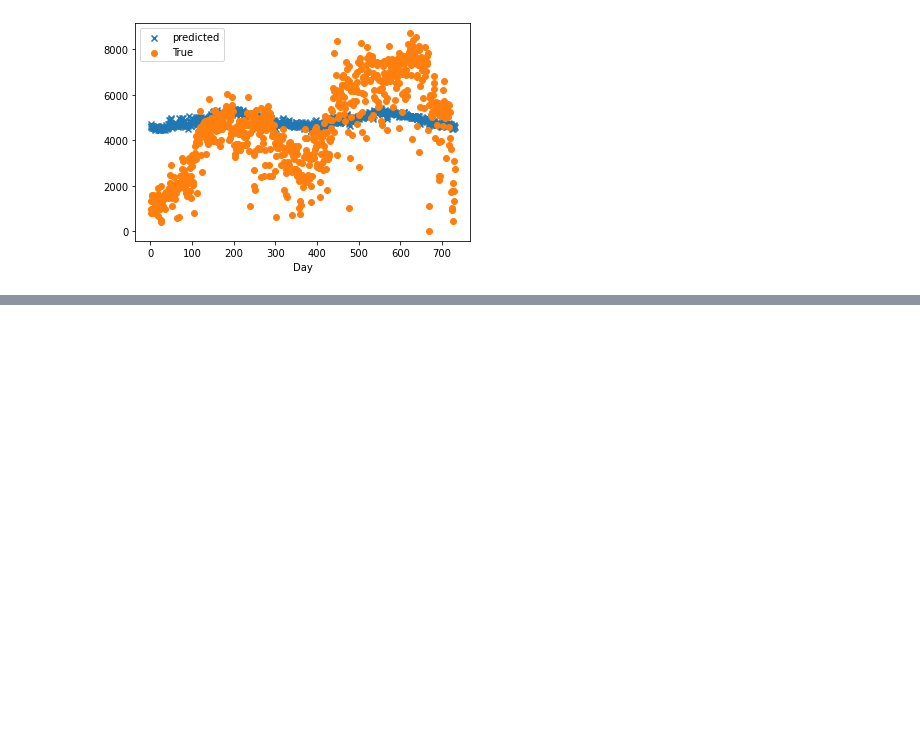
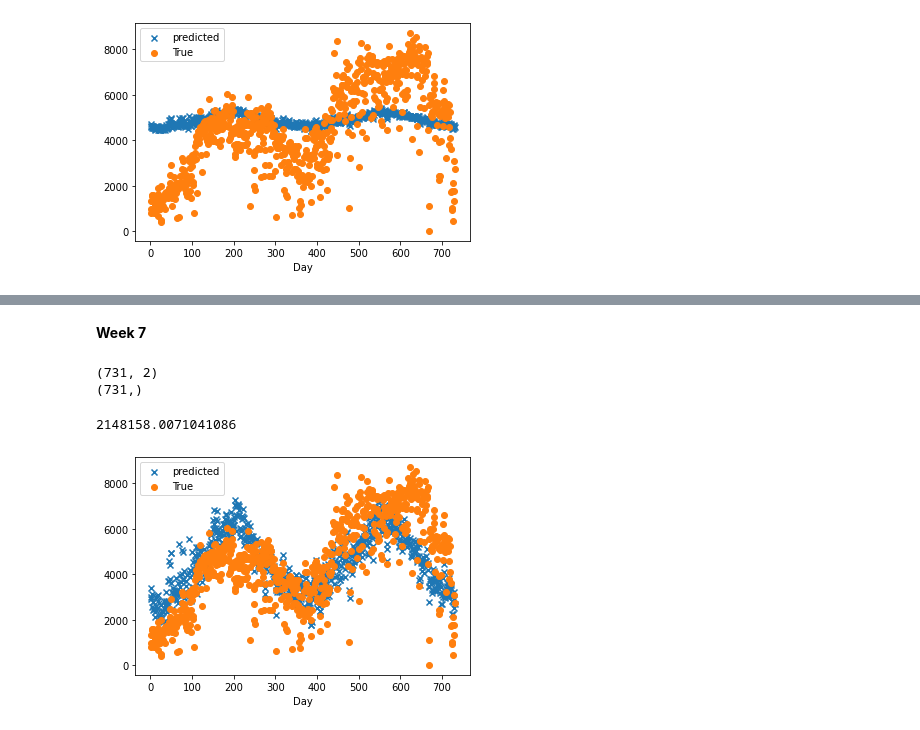
Before and after one commit to haron1100/teach-ml, a Jupyter notebook: DataViz.ipynb, the cells around one changed output, grey strips where cells are left out. Cells and saved outputs as stored; diff of their text form; code cells hidden in the pictures; blank space fills up the shorter version.

```diff
--- a/DataViz.ipynb
+++ b/DataViz.ipynb
@@ -580,0 +581,39 @@ plt.show()
+# %% [markdown]
+**Week 7**
+# %%
+import pandas as pd
+import matplotlib.pyplot as plt
+import numpy as np
+
+from sklearn.linear_model import LinearRegression
+
+def cost(y_pred, y): #mean squared error
+    diff = y_pred-y
+    c = np.mean(diff**2)
+    return c
+# %%
+df = pd.read_csv('/content/gdrive/My Drive/data/BikeSharingDaily.csv')
+features = [df['temp'], df['hum']] # change the features you feed our model
+X = np.stack(features, axis=1)
+Y = np.array(df['cnt'])
+n_features = len(features)
+print(X.shape)
+print(Y.shape)
+# %% [output]
+(731, 2)
+(731,)
+# %%
+model = LinearRegression()
+# %%
+model = model.fit(X, Y)
+y_pred = model.predict(X)
+# %%
+print(cost(y_pred, Y))
+plt.scatter(df['instant'], y_pred, label="predicted", marker='x')
+plt.scatter(df['instant'], df['cnt'], label="True")
+plt.xlabel('Day')
+plt.legend()
+plt.show()
+# %% [output]
+2148158.0071041086
+[figure, added]
```
Also changed, not shown: parts of 8 cells of this notebook.
